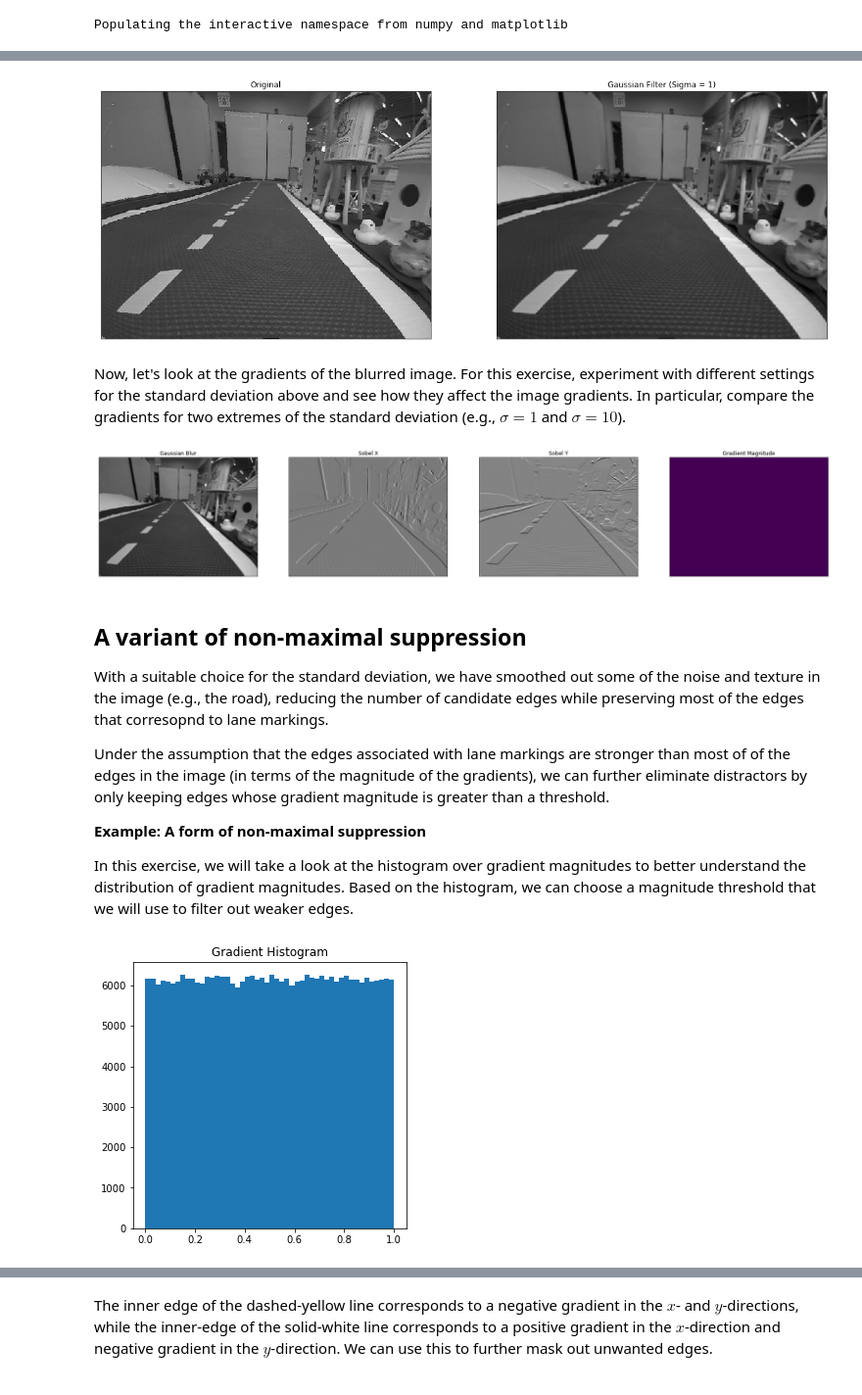
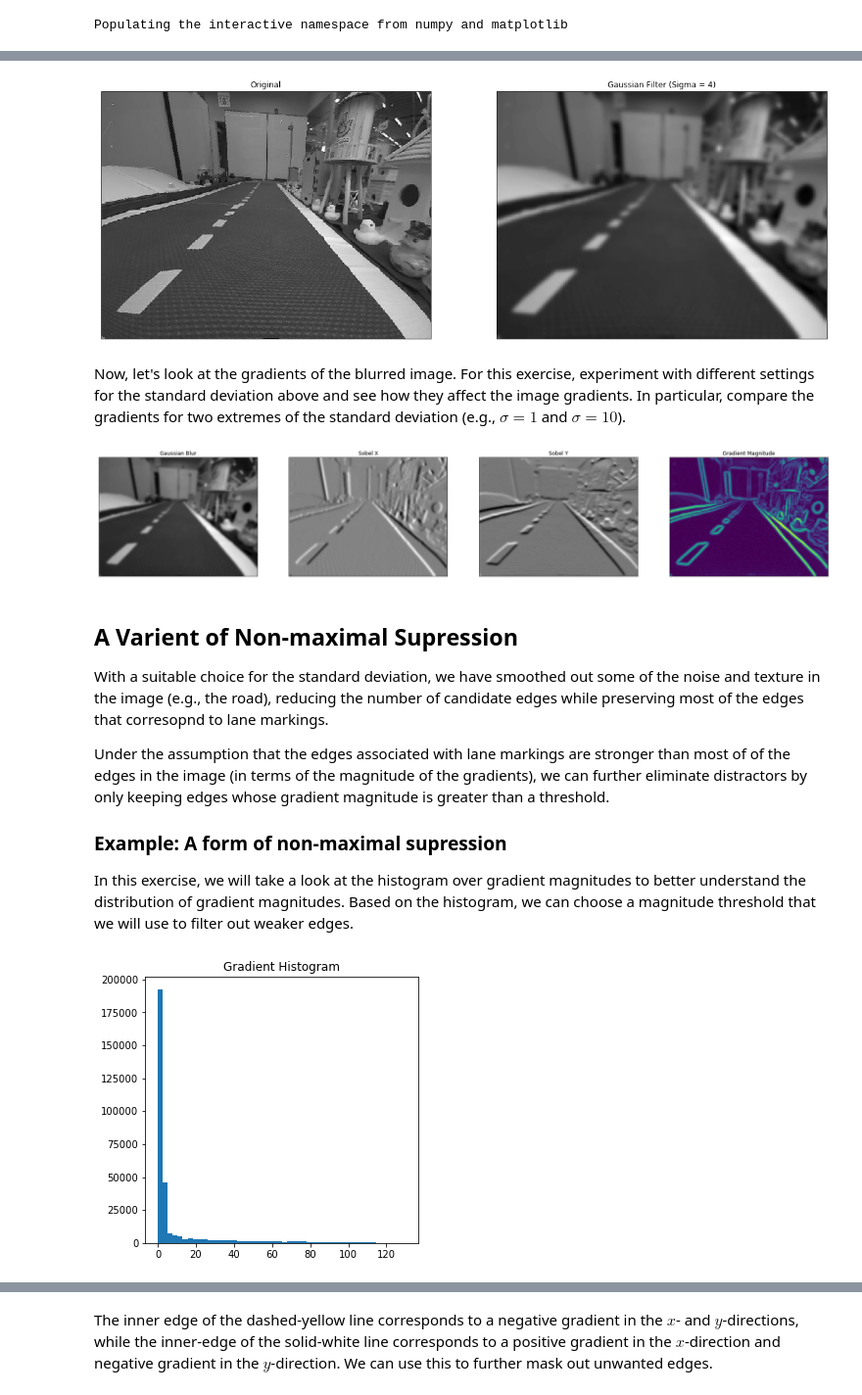
Before and after one commit to olivier-2018/dt-exercises, a Jupyter notebook: visual_lane_servoing/solution/05-Visual-Servoing/visual_servoing_activity.ipynb, the cells around one changed output, grey strips where cells are left out. Shown at 98% size. Cells and saved outputs as stored; diff of their text form; code cells hidden in the pictures.

```diff
--- a/visual_lane_servoing/solution/05-Visual-Servoing/visual_servoing_activity.ipynb
+++ b/visual_lane_servoing/solution/05-Visual-Servoing/visual_servoing_activity.ipynb
@@ -103,0 +94,14 @@ ax1.set_title('Horizon Mask'), ax1.set_xticks([]), ax1.set_yticks([]);
+# %%
+xmax = 5
+X = np.array([xmax, 0.0, 1.0])
+x = Hinv.dot(X)
+x = x/x[-1]
+
+height = img.shape[1]
+mask_ground = np.ones(img.shape, dtype=np.uint8)
+mask_ground[0:int(np.floor(x[1])),:] = 0
+
+fig = plt.figure(figsize = (30,20))
+ax1 = fig.add_subplot(1,4,1)
+ax1.imshow(img*mask_ground,cmap = 'gray')
+ax1.set_title('Horizon Mask'), ax1.set_xticks([]), ax1.set_yticks([]);
@@ -145,7 +151,7 @@ The Sobel operator picks up on noise in the image as well as texture in the scen
 Using your experience from the previous exercise, identify a setting for the standard deviation of the Gaussian kernel that removes noise and local texture (e.g., that of the road surface), without sacrificing too much valid content (namely, the edges associated with lane markings)
 # %%
 # TODO: Identify a setting for the standard deviation that removes noise while not eliminating too much valid content.
-sigma = 1 # CHANGE ME
+sigma = 4
 
 # Smooth the image using a Gaussian kernel
 img_gaussian_filter = cv2.GaussianBlur(img,(0,0), sigma)
@@ -159,7 +165,7 @@ ax2 = fig.add_subplot(1,2,2)
 ax2.imshow(img_gaussian_filter,cmap = 'gray')
 ax2.set_title('Gaussian Filter (Sigma = ' + str(sigma) +')'), ax2.set_xticks([]), ax2.set_yticks([]);
 # %% [output]
-[figure, old version]
+[figure, new version]
 # %% [markdown]
 Now, let's look at the gradients of the blurred image. For this exercise, experiment with different settings for the standard deviation above and see how they affect the image gradients. In particular, compare the gradients for two extremes of the standard deviation (e.g., $\sigma=1$ and $\sigma=10$).
 # %%
@@ -167,11 +173,11 @@ Now, let's look at the gradients of the blurred image. For this exercise, experi
 sobelx = cv2.Sobel(img_gaussian_filter,cv2.CV_64F,1,0)
 sobely = cv2.Sobel(img_gaussian_filter,cv2.CV_64F,0,1)
 
-# TODO: Compute the magnitude of the gradients
-Gmag = np.random.rand(*sobelx.shape) # CHANGE ME
+# Compute the magnitude of the gradients
+Gmag = np.sqrt(sobelx*sobelx + sobely*sobely)
 
-# TODO: Compute the orientation of the gradients
-Gdir = np.random.rand(*sobelx.shape) # CHANGE ME
+# Compute the orientation of the gradients
+Gdir = cv2.phase(np.array(sobelx, np.float32), np.array(sobely, dtype=np.float32), angleInDegrees=True)
 
 fig = plt.figure(figsize = (30,20))
 ax1 = fig.add_subplot(1,4,1)
@@ -187,25 +193,25 @@ ax4 = fig.add_subplot(1,4,4)
 ax4.imshow(np.uint8(Gmag))
 ax4.set_title('Gradient Magnitude'), ax4.set_xticks([]), ax4.set_yticks([]);
 # %% [output]
-[figure, old version]
+[figure, new version]
 # %% [markdown]
-## A variant of non-maximal suppression
+## A Varient of Non-maximal Supression
 
 With a suitable choice for the standard deviation, we have smoothed out some of the noise and texture in the image (e.g., the road), reducing the number of candidate edges while preserving most of the edges that corresopnd to lane markings.
 
 Under the assumption that the edges associated with lane markings are stronger than most of of the edges in the image (in terms of the magnitude of the gradients), we can further eliminate distractors by only keeping edges whose gradient magnitude is greater than a threshold.
 
-**Example: A form of non-maximal suppression**
+### Example: A form of non-maximal supression
 
 In this exercise, we will take a look at the histogram over gradient magnitudes to better understand the distribution of gradient magnitudes. Based on the histogram, we can choose a magnitude threshold that we will use to filter out weaker edges.
 # %%
 # Visualize the histogram over gradient magnitudes
 fig = plt.figure(figsize = (5,5))
 ax1 = fig.add_subplot(1,1,1)
-ax1.hist(Gmag.flatten(), bins=50)
+ax1.hist((Gmag*mask_ground).flatten(), bins=50)
 ax1.set_title('Gradient Histogram');
 # %% [output]
-[figure, old version]
+[figure, new version]
 # %%
 # TODO: Use the histogram above to choose the minimum threshold on the gradient magnitude.
 #       Edges whos gradient magnitude is below this threshold will be filtered out.
```
Also changed, not shown: parts of 51 cells of this notebook, 3 other files.
